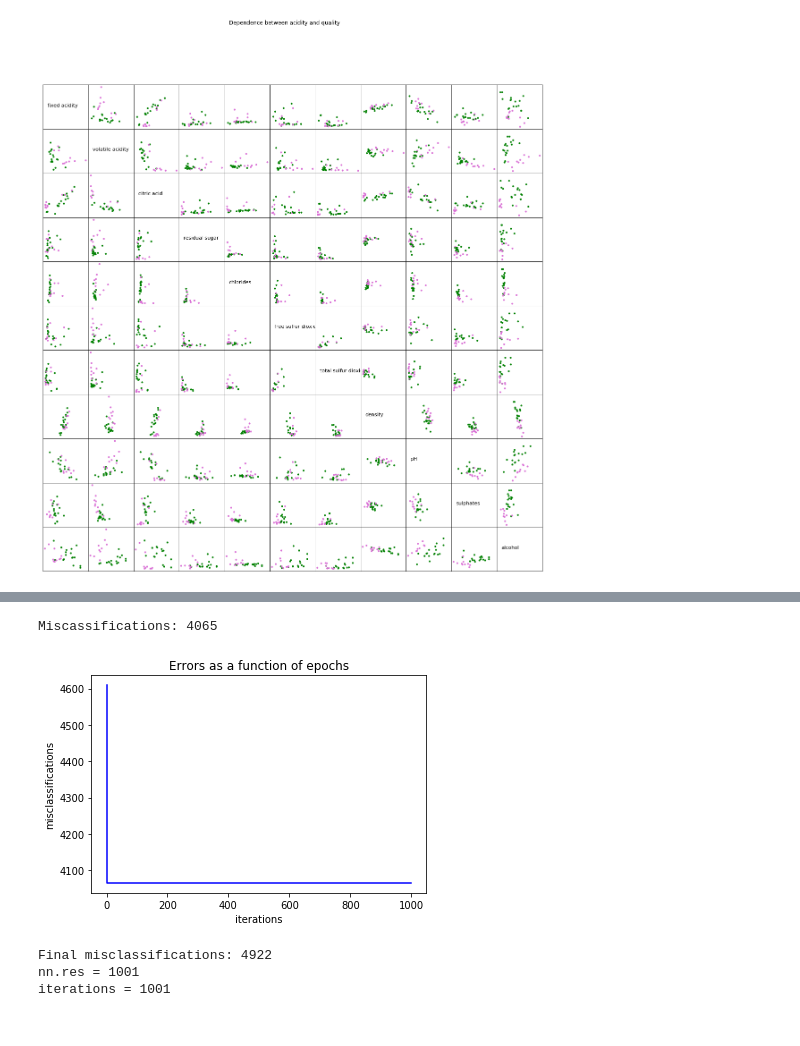
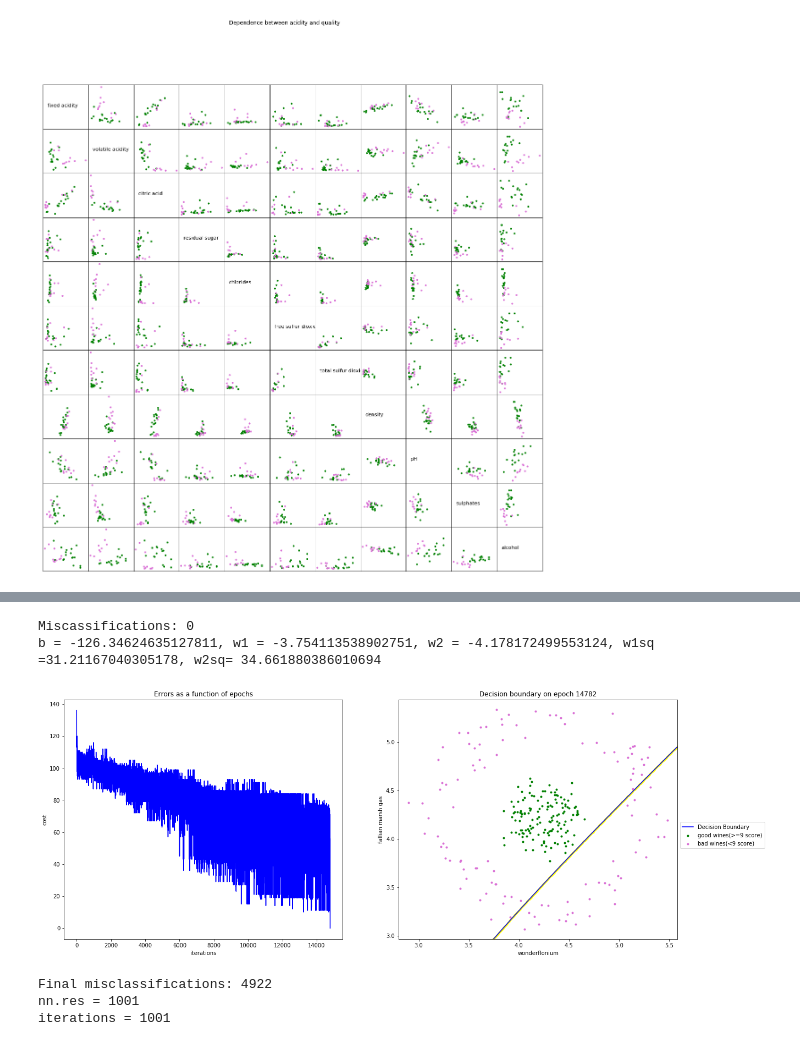
Before and after one commit to tsergien/sommelier, a Jupyter notebook: perceptron.ipynb, the cells around one changed output, grey strips where cells are left out. Cells and saved outputs as stored; diff of their text form; code cells hidden in the pictures.

```diff
--- a/perceptron.ipynb
+++ b/perceptron.ipynb
@@ -93,7 +93,6 @@ class Perceptron(object):
     def error(self, y: list, d: list) -> int:
         return sum(abs(d-y))
 
-
     def train(self, x: list, d: list):
         """
         train perceptron on received data
@@ -101,7 +100,7 @@ class Perceptron(object):
         d - desired output (good(1) or bad(0) wines good=(quality>threshold))
         """
         assert (len(x) == len(d)), "x should have the same amount of rows as d"
-        self.w = [random.random() for i in range(len(x[0]))] # x1w1 + x2w2 + b = threshold
+        self.w = [random.random() for i in range(len(x[0]))]
         self.bias = random.random()
         y = [int(random.random() > 0.5) for _ in range(len(x))]
         self.res.append([0, self.error(y, d), self.w, self.bias])
@@ -129,7 +128,7 @@ def plot_cost(performance, epoch, ax):
     epochs = [performance[i][0]  for i in range(len(performance))]
     ax.plot(epochs, errors, c='b')
     ax.set_xlabel('iterations')
-    ax.set_ylabel('misclassifications')
+    ax.set_ylabel('cost')
     ax.set_title('Errors as a function of epochs')
     return
 
@@ -141,7 +140,7 @@ def plot_performance(performance, wine_data, good_thresh, bad_thresh, factors: l
     1) Classification Errors vs. Epochs
     2) Decision boundary for two factors
     """
-    f, ax = plt.subplots(1, 2, figsize=(20, 0))
+    f, ax = plt.subplots(1, 2, figsize=(20, 8))
     plot_cost(performance, epoch, ax[0])
 
     b = performance[epoch][3]
@@ -516,33 +480,67 @@ def plot_mlp(performance, wine_data, good_thresh, bad_thresh, factors: list, epo
     plt.legend(loc='upper left', bbox_to_anchor=(1, 0.5))
     return
 # %%
+# V.6.v1
+import math
 df = pd.read_csv("resources/Pan Galactic Gargle Blaster.csv", sep=";")
 
-ppn = Perceptron(9, learning_rate, 1000)
+ppn = Perceptron(9, 0.01, 0)
 factors =  [df.columns[0], df.columns[1]]
-x = df[factors].values.tolist()
-# x = x.tolist()
+part = df[(df.quality <= 1) | (df.quality >= 9)]
+part.index = range(len(part))
+x = part[factors].values.tolist()
 x1_sq = [(x[i][0])**2 for i in range(len(x))]
 x2_sq = [(x[i][1])**2 for i in range(len(x))]
 for j in range(len(x)):
     x[j].append(x[j][0]**2)
     x[j].append(x[j][1]**2)
 
-d = df.quality
+d = (part['quality'] >= 9).astype(int)
 ppn.train(x, d)
 print(f'Miscassifications: {ppn.res[-1][1]}')
+f, ax = plt.subplots(1, 2, figsize=(20, 8))
+plot_cost(ppn.res, ppn.res[-1][0], ax[0])
 
 
-errors = [ppn.res[i][1]  for i in range(len(ppn.res))]
-epochs = [ppn.res[i][0]  for i in range(len(ppn.res))]
-plt.plot(epochs, errors, c='b')
-plt.xlabel('iterations')
-plt.ylabel('misclassifications')
-plt.title('Errors as a function of epochs')
+b = ppn.res[-1][3]
+w1 = ppn.res[-1][2][2]
+w2 = ppn.res[-1][2][3]
+w1sq = ppn.res[-1][2][0]
+w2sq = ppn.res[-1][2][1]
+print(f'b = {b}, w1 = {w1}, w2 = {w2}, w1sq ={w1sq}, w2sq= {w2sq}')
+
+x1 = [i*.01 for i in range(0, 600)]
+x2 = [0 for _ in range(len(x1))]
+# w_1s(x + w1/2w1s)^2 + w2s(y + w2/2w2s)^2 +b -w1^2/2w1s- w2^2/2w2s
+for j in range(len(x1)):
+    sq_w1sq = math.sqrt(w1sq) * 2
+    sq_w2sq = math.sqrt(w2sq) * 2
+    numerator = w1**2/(4*w1sq) + w2**2/(4*w2sq) - b - w1sq*(x1[j]+w1/sq_w1sq)**2
+    x2[j] = math.sqrt( numerator/w2sq ) - w2/sq_w2sq
+
+ax[1].set_xlim(min(part[factors[0]].values)-0.1, max(part[factors[0]].values)+0.1)
+ax[1].set_ylim(min(part[factors[1]].values)-0.1, max(part[factors[1]].values)+0.1)
+ax[1].plot(x1, x2, color='b', label='Decision Boundary')
+
+goods = df[df.quality >= 9]
+bads = df[df.quality <= 1]
+xg, yg = goods["wonderflonium"].values, goods["fallian marsh gas"].values
+xb, yb = bads["wonderflonium"].values, bads["fallian marsh gas"].values
+
+ax[1].scatter(x1, x2, marker='.', c='yellow')
+ax[1].scatter(xg, yg, marker='.', c='green', label=f'good wines(>={9} score)')
+ax[1].scatter(xb, yb, marker='.', c='orchid', label=f'bad wines(<{9} score)')
+ax[1].set_title(f'Decision boundary on epoch {ppn.res[-1][0]}')
+ax[1].set_xlabel(factors[0])
+ax[1].set_ylabel(factors[1])
+plt.legend(loc='upper left', bbox_to_anchor=(1, 0.5))
 plt.show()
+
+# V.6.v1.end
 # %% [output]
-Miscassifications: 4065
+Miscassifications: 0
+b = -126.34624635127811, w1 = -3.754113538902751, w2 = -4.178172499553124, w1sq =31.21167040305178, w2sq= 34.661880386010694
-[figure, old version]
+[figure, new version]
 # %%
 # V.6
 
```
Also changed, not shown: parts of 5 cells of this notebook.
